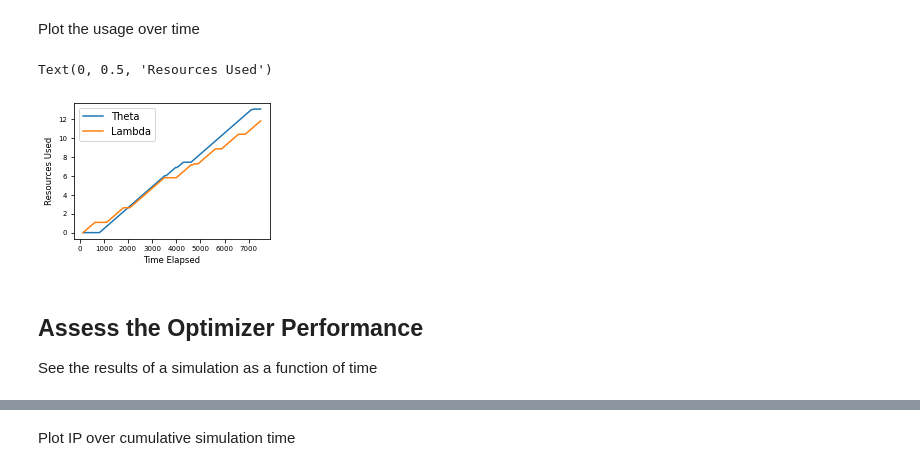
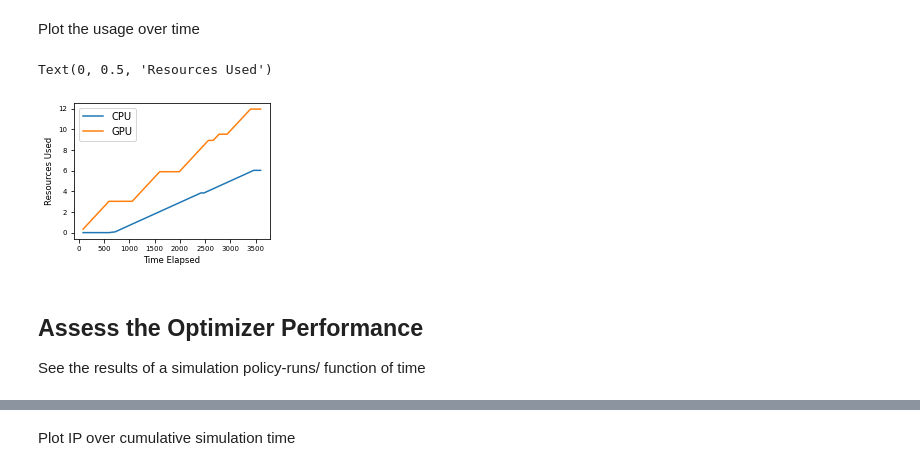
Before and after one commit to exalearn/multi-site-campaigns, a Jupyter notebook: molecular-design/notebooks/0_post-process-runs.ipynb, the cells around one changed output, grey strips where cells are left out. Drawn from its saved outputs; the diff is of its cells as text; code cells hidden in the pictures.

```diff
--- a/molecular-design/notebooks/0_post-process-runs.ipynb
+++ b/molecular-design/notebooks/0_post-process-runs.ipynb
@@ -13,8 +13,7 @@ import json
 # %% [markdown]
 Configuration
 # %%
-run_dir = Path('prod-runs/8KNL-8V100-continuous/')
-run_dir = Path('../runs/xtb-N8-n1-022ad4-14May22-195832')
+run_dir = Path('./prod-runs/8KNL-20T4-no-ps/')
 # %% [markdown]
 ## Load in the Results
 We want the runtimes and system hostnames so we can measure how many tasks are running concurrently
@@ -271,20 +270,20 @@ Plot the usage over time
 # %%
 fig, ax = plt.subplots(figsize=(3.5, 2.5))
 
 start_time = results['time_created'].min()
 results.sort_values('time_result_received', inplace=True)
-ax.plot(results['time_result_received'] - start_time, results['theta_usage'], label='Theta')
-ax.plot(results['time_result_received'] - start_time, results['lambda_usage'], label='Lambda')
+ax.plot(results['time_result_received'] - start_time, results['theta_usage'], label='CPU')
+ax.plot(results['time_result_received'] - start_time, results['venti_usage'], label='GPU')
 
 ax.legend()
 ax.set_xlabel('Time Elapsed')
 ax.set_ylabel('Resources Used')
 # %% [output]
 Text(0, 0.5, 'Resources Used')
-[figure, old version]
+[figure, new version]
 # %% [markdown]
 ## Assess the Optimizer Performance
-See the results of a simulation as a function of time
+See the results of a simulation policy-runs/ function of time
 # %%
 simulation_results = results.query('task_type == "simulation" and success').copy()
 # %%
```
Also changed, not shown: parts of 7 cells of this notebook, 17 other files.
